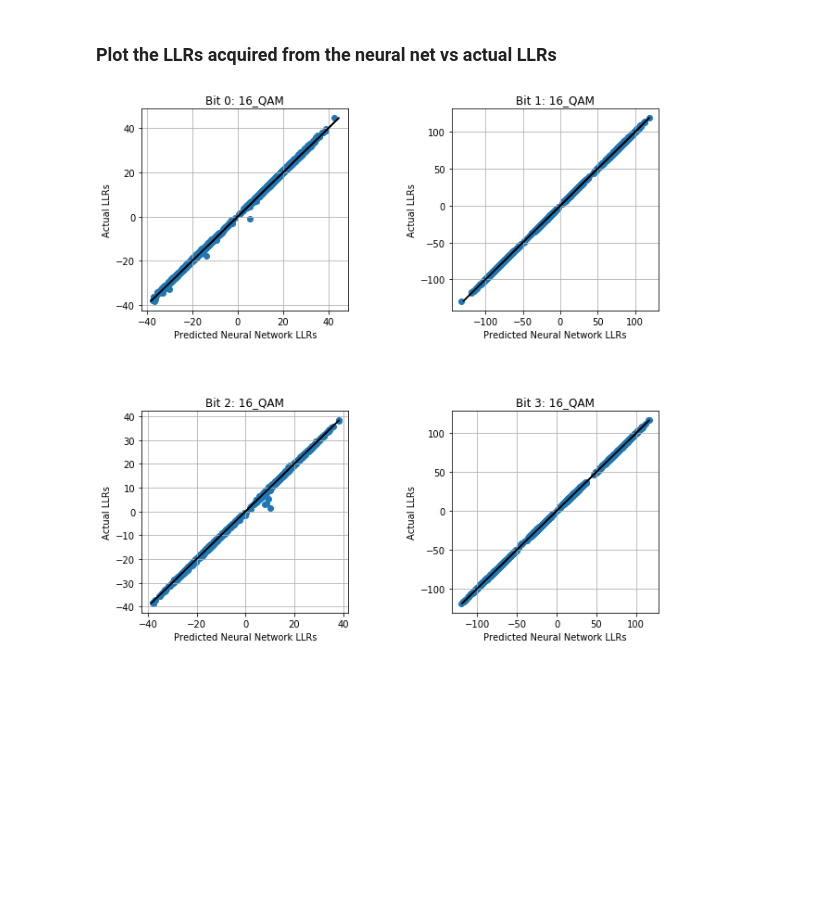
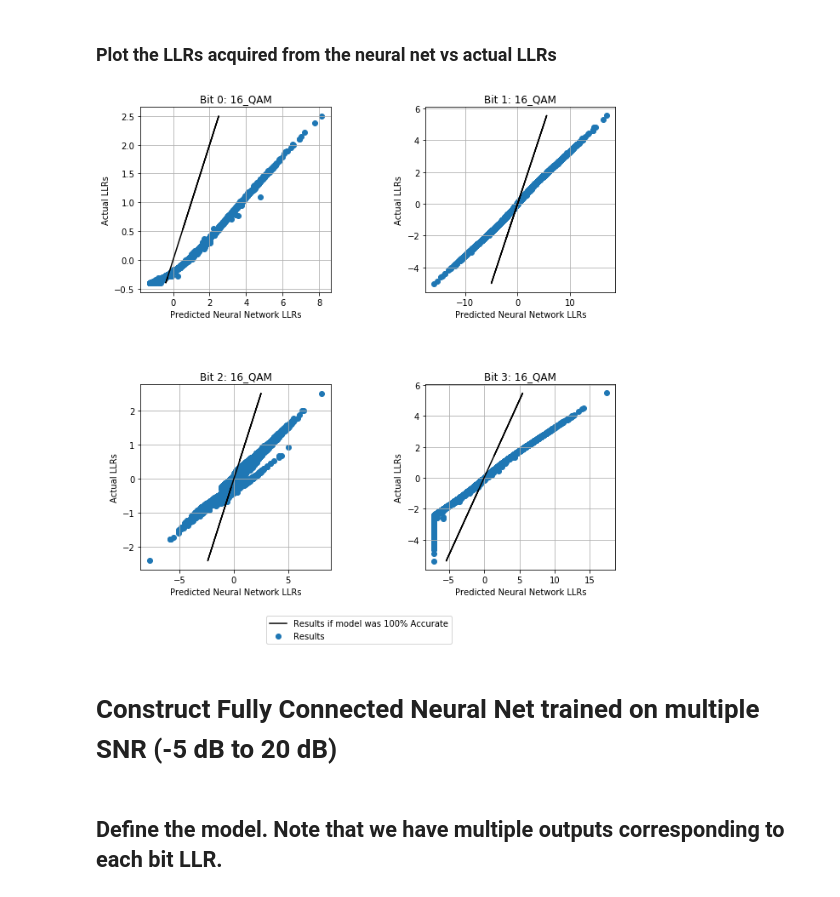
Before and after one commit to puresoda/LLR_net, a Jupyter notebook: LLR_NN.ipynb, the cells around one changed output. Saved outputs shown, nothing was run; the diff lists cells and outputs as text; code cells hidden in the pictures; blank space fills up the shorter version.

Commit message:
Finished neural net for training on both single and multiple SNRs.

```diff
--- a/LLR_NN.ipynb
+++ b/LLR_NN.ipynb
@@ -254,0 +271,24 @@ Bit 3 [Loss, MSE] is:            0.124439865    ,  0.18651947
+# %%
+y_pred = [None]*num_outputs
+y_pred = model.predict(X_test_single_SNR)
+
+f = plt.figure()
+f.set_figheight(10)
+f.set_figwidth(10)
+for i in range(num_outputs):
+  if num_outputs != 1:
+    predicted = y_pred[i][:]
+  else:
+    predicted = y_pred
+
+  plt.subplot(2,2,i+1)
+  plt.scatter(np.asarray(predicted), y_test_single_SNR[:,i].reshape([-1,1]))
+  plt.plot(y_test_single_SNR[:,i].reshape([-1,1]), y_test_single_SNR[:,i].reshape([-1,1]), 'k')
+  plt.xlabel("Predicted Neural Network LLRs")
+  plt.ylabel("Actual LLRs")
+  plt.title("Bit " + str(i) + ": " + MODULATION)
+  plt.grid()
+
+plt.subplots_adjust(wspace=0.5, hspace=0.5)
+f.legend(('Results if model was 100% Accurate', 'Results', ), loc = 'lower center')
+plt.show()
@@ -254,0 +299,14 @@ Bit 3 [Loss, MSE] is:            0.124439865    ,  0.18651947
+# %%
+y_test_flattened = [None] * num_outputs
+
+for i in range(num_outputs):
+  y_test_flattened[i] = y_test_multiple_SNR[:,i]
+
+# Test model on the validation and test set and report results
+score_test = model.evaluate(X_test_multiple_SNR, y_test_flattened, batch_size = 100, verbose=0)
+
+print("\n\nEvaluate model on multiple SNR:")
+print("---------------------------------------------------")
+print("Total Loss: \t\t\t", score_test[0])
+for i in range(num_outputs):
+  print("Bit " + str(i) + " [Loss, MSE] is: \t\t", score_test[i+1], "\t, ", score_test[i+3])
@@ -256,26 +322,31 @@ Bit 3 [Loss, MSE] is:            0.124439865    ,  0.18651947
 ### Plot the LLRs acquired from the neural net vs actual LLRs
 # %%
 y_pred = [None]*num_outputs
-y_pred = model.predict(X_test_single_SNR)
+y_pred = model.predict(X_test_multiple_SNR)
 
 f = plt.figure()
 f.set_figheight(10)
 f.set_figwidth(10)
 for i in range(num_outputs):
   if num_outputs != 1:
     predicted = y_pred[i][:]
   else:
     predicted = y_pred
 
   plt.subplot(2,2,i+1)
-  plt.scatter(np.asarray(predicted), y_test_single_SNR[:,i].reshape([-1,1]))
-  plt.plot(y_test[:,i].reshape([-1,1]), y_test_single_SNR[:,i].reshape([-1,1]), 'k')
+  plt.scatter(np.asarray(predicted), y_test_multiple_SNR[:,i].reshape([-1,1]))
+  plt.plot(y_test_multiple_SNR[:,i].reshape([-1,1]), y_test_multiple_SNR[:,i].reshape([-1,1]), 'k')
   plt.xlabel("Predicted Neural Network LLRs")
   plt.ylabel("Actual LLRs")
   plt.title("Bit " + str(i) + ": " + MODULATION)
   plt.grid()
 
+f.legend(('Results if model was 100% Accurate', 'Results', ), loc = 'lower center')
 plt.subplots_adjust(wspace=0.5, hspace=0.5)
 plt.show()
 # %% [output]
-[figure, old version]
+[figure, new version]
+# %% [markdown]
+# Construct Fully Connected Neural Net trained on multiple SNR (-5 dB to 20 dB)
+# %% [markdown]
+## Define the model. Note that we have multiple outputs corresponding to each bit LLR.
```
Also changed, not shown: parts of 24 cells of this notebook.
